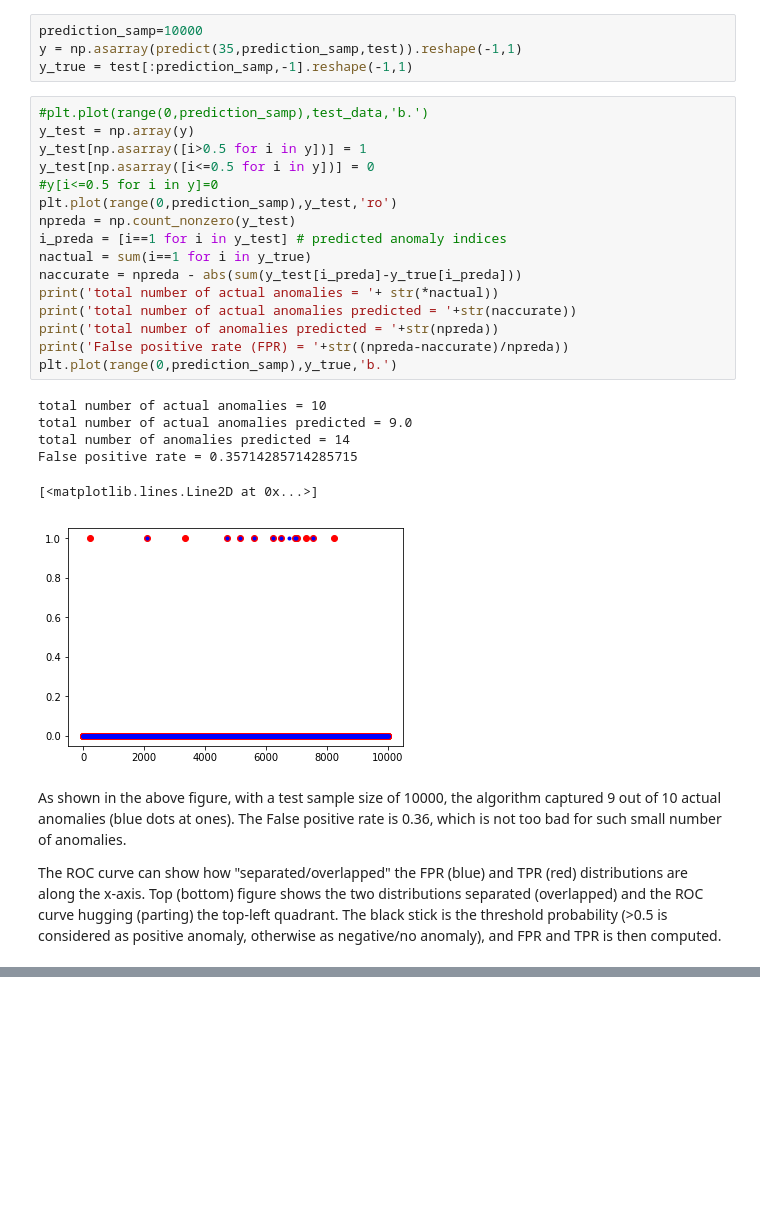
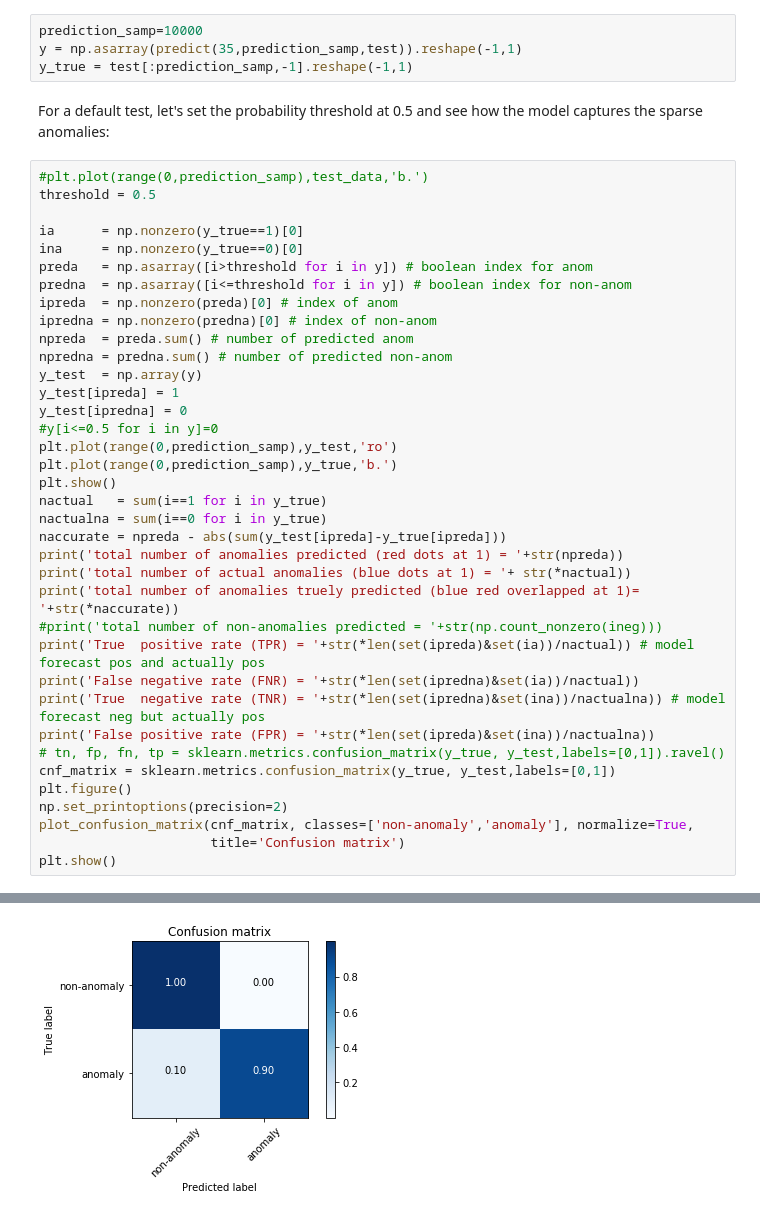
Before and after one commit to ginochen/DNN_anomaly_dection, a Jupyter notebook: DNN_anomaly_detection.ipynb, the cells around one changed output, grey strips where cells are left out. Saved outputs shown, nothing was run; the diff lists cells and outputs as text; blank space fills up the shorter version.

```diff
--- a/DNN_anomaly_detection.ipynb
+++ b/DNN_anomaly_detection.ipynb
@@ -160,30 +195,43 @@ def predict(i_oldmodel,prediction_samp,data):
 prediction_samp=10000
 y = np.asarray(predict(35,prediction_samp,test)).reshape(-1,1)
 y_true = test[:prediction_samp,-1].reshape(-1,1)
-# %%
-#plt.plot(range(0,prediction_samp),test_data,'b.')
-y_test = np.array(y)
-y_test[np.asarray([i>0.5 for i in y])] = 1
-y_test[np.asarray([i<=0.5 for i in y])] = 0
-#y[i<=0.5 for i in y]=0
-plt.plot(range(0,prediction_samp),y_test,'ro')
-npreda = np.count_nonzero(y_test)
-i_preda = [i==1 for i in y_test] # predicted anomaly indices
-nactual = sum(i==1 for i in y_true)
-naccurate = npreda - abs(sum(y_test[i_preda]-y_true[i_preda]))
-print('total number of actual anomalies = '+ str(*nactual))
-print('total number of actual anomalies predicted = '+str(naccurate))
-print('total number of anomalies predicted = '+str(npreda))
-print('False positive rate (FPR) = '+str((npreda-naccurate)/npreda))
-plt.plot(range(0,prediction_samp),y_true,'b.')
-# %% [output]
-total number of actual anomalies = 10
-total number of actual anomalies predicted = 9.0
-total number of anomalies predicted = 14
-False positive rate = 0.35714285714285715
-[<matplotlib.lines.Line2D at 0x...>]
-[figure, removed]
-# %% [markdown]
-As shown in the above figure, with a test sample size of 10000, the algorithm captured 9 out of 10 actual anomalies (blue dots at ones). The False positive rate is 0.36, which is not too bad for such small number of anomalies.
-
-The ROC curve can show how "separated/overlapped" the FPR (blue) and TPR (red) distributions are along the x-axis. Top (bottom) figure shows the two distributions separated (overlapped) and the ROC curve hugging (parting) the top-left quadrant. The black stick is the threshold probability (>0.5 is considered as positive anomaly, otherwise as negative/no anomaly), and FPR and TPR is then computed.
+# %% [markdown]
+For a default test, let's set the probability threshold at 0.5 and see how the model captures the sparse anomalies:
+# %%
+#plt.plot(range(0,prediction_samp),test_data,'b.')
+threshold = 0.5
+
+ia      = np.nonzero(y_true==1)[0]
+ina     = np.nonzero(y_true==0)[0]
+preda   = np.asarray([i>threshold for i in y]) # boolean index for anom
+predna  = np.asarray([i<=threshold for i in y]) # boolean index for non-anom
+ipreda  = np.nonzero(preda)[0] # index of anom
+ipredna = np.nonzero(predna)[0] # index of non-anom
+npreda  = preda.sum() # number of predicted anom
+npredna = predna.sum() # number of predicted non-anom
+y_test  = np.array(y)
+y_test[ipreda] = 1
+y_test[ipredna] = 0
+#y[i<=0.5 for i in y]=0
+plt.plot(range(0,prediction_samp),y_test,'ro')
+plt.plot(range(0,prediction_samp),y_true,'b.')
+plt.show()
+nactual   = sum(i==1 for i in y_true)
+nactualna = sum(i==0 for i in y_true)
+naccurate = npreda - abs(sum(y_test[ipreda]-y_true[ipreda]))
+print('total number of anomalies predicted (red dots at 1) = '+str(npreda))
+print('total number of actual anomalies (blue dots at 1) = '+ str(*nactual))
+print('total number of anomalies truely predicted (blue red overlapped at 1)= '+str(*naccurate))
+#print('total number of non-anomalies predicted = '+str(np.count_nonzero(ineg)))
+print('True  positive rate (TPR) = '+str(*len(set(ipreda)&set(ia))/nactual)) # model forecast pos and actually pos
+print('False negative rate (FNR) = '+str(*len(set(ipredna)&set(ia))/nactual))
+print('True  negative rate (TNR) = '+str(*len(set(ipredna)&set(ina))/nactualna)) # model forecast neg but actually pos
+print('False positive rate (FPR) = '+str(*len(set(ipreda)&set(ina))/nactualna))
+# tn, fp, fn, tp = sklearn.metrics.confusion_matrix(y_true, y_test,labels=[0,1]).ravel()
+cnf_matrix = sklearn.metrics.confusion_matrix(y_true, y_test,labels=[0,1])
+plt.figure()
+np.set_printoptions(precision=2)
+plot_confusion_matrix(cnf_matrix, classes=['non-anomaly','anomaly'], normalize=True,
+                      title='Confusion matrix')
+plt.show()
+# %% [output]
@@ -189,0 +249 @@ The ROC curve can show how "separated/overlapped" the FPR (blue) and TPR (red) d
+[figure, added]
```
Also changed, not shown: parts of 14 cells of this notebook.
